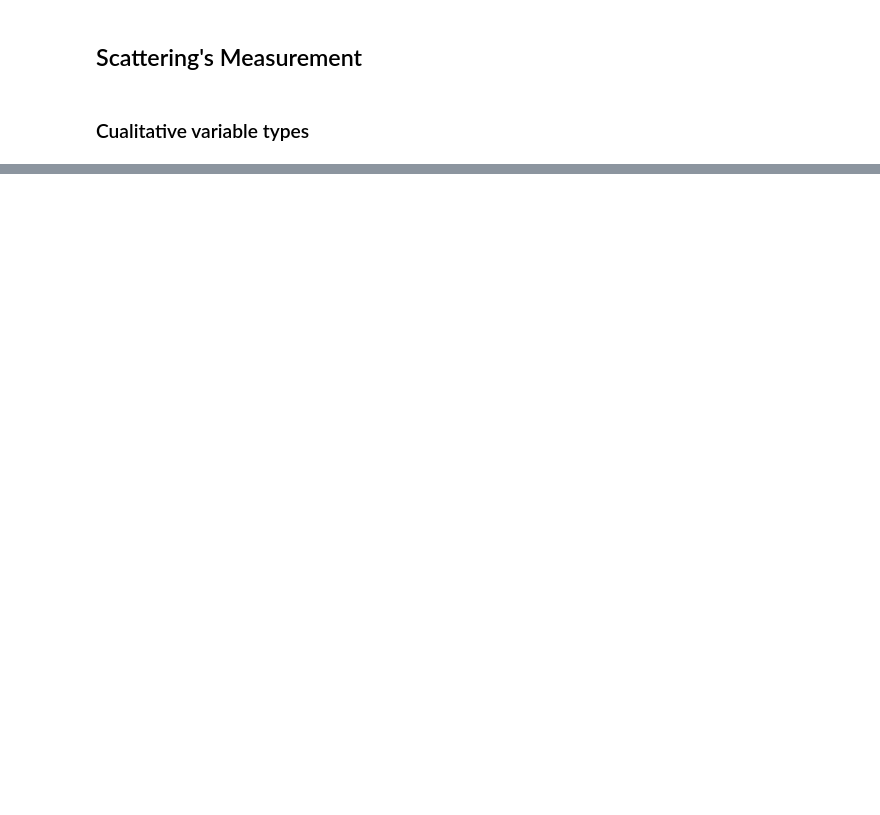
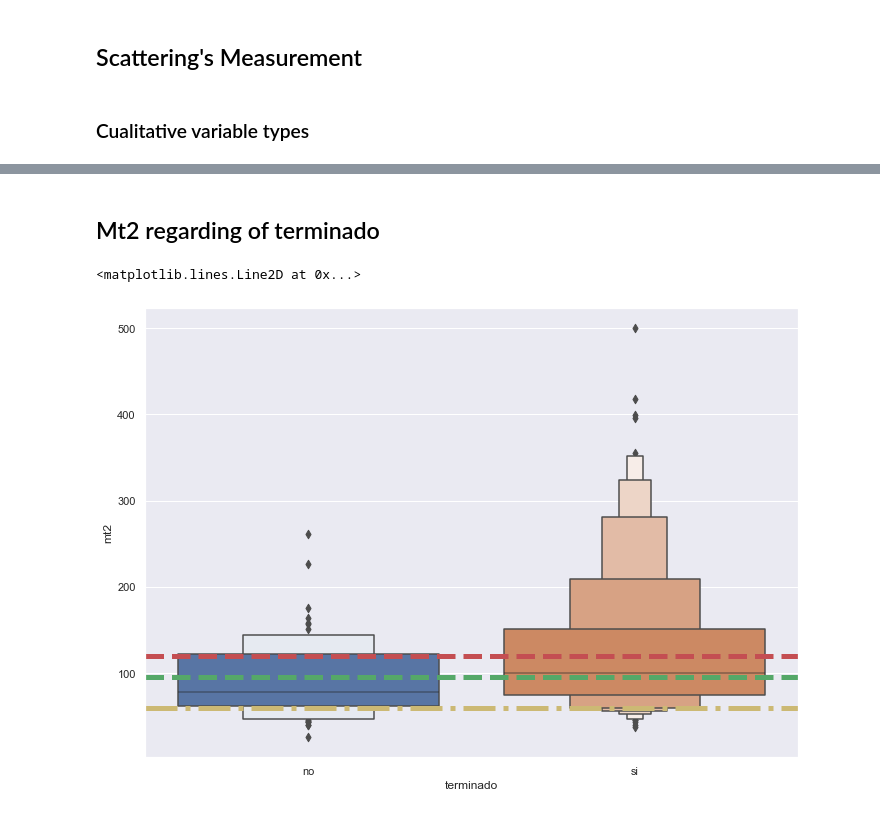
Before and after one commit to StanDoge/PYE-lab-1, a Jupyter notebook: main.ipynb, the cells around one changed output, grey strips where cells are left out. Cells and saved outputs as stored; diff of their text form; code cells hidden in the pictures; blank space fills up the shorter version.

```diff
--- a/main.ipynb
+++ b/main.ipynb
@@ -184,0 +188,2 @@ KeyError: 'nombre de la columna/variable de mi interes'
+# %% [markdown]
+## Mt2 regarding of terminado
@@ -184,0 +195,8 @@ KeyError: 'nombre de la columna/variable de mi interes'
+# %%
+sb.boxenplot(x='terminado',y='mt2',data=df)
+plt.axhline(df['mt2'].mean(), color ="r", linestyle = '--', linewidth = 5)
+plt.axhline(df['mt2'].median(), color ="g", linestyle = '--', linewidth = 5)
+plt.axhline(df['mt2'].mode().values, color ="y", linestyle = 'dashdot', linewidth = 5)
+# %% [output]
+<matplotlib.lines.Line2D at 0x...>
+[figure, added]
```
Also changed, not shown: parts of 12 cells of this notebook.
